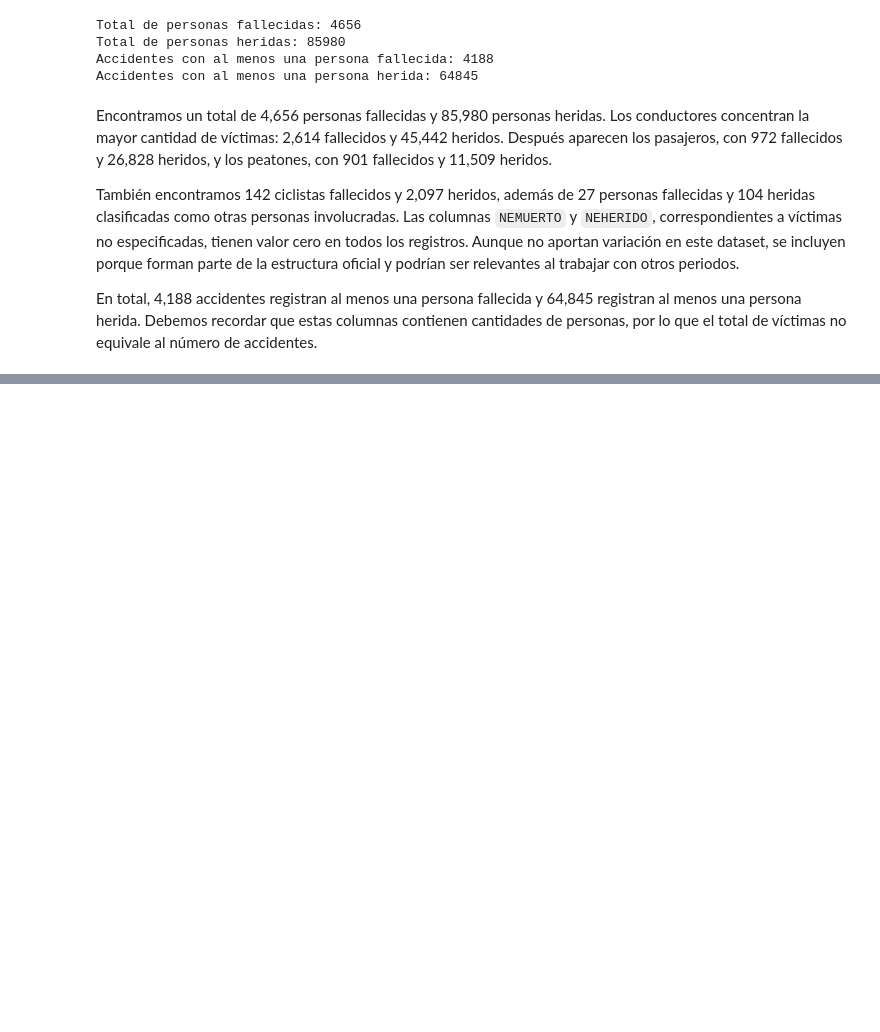
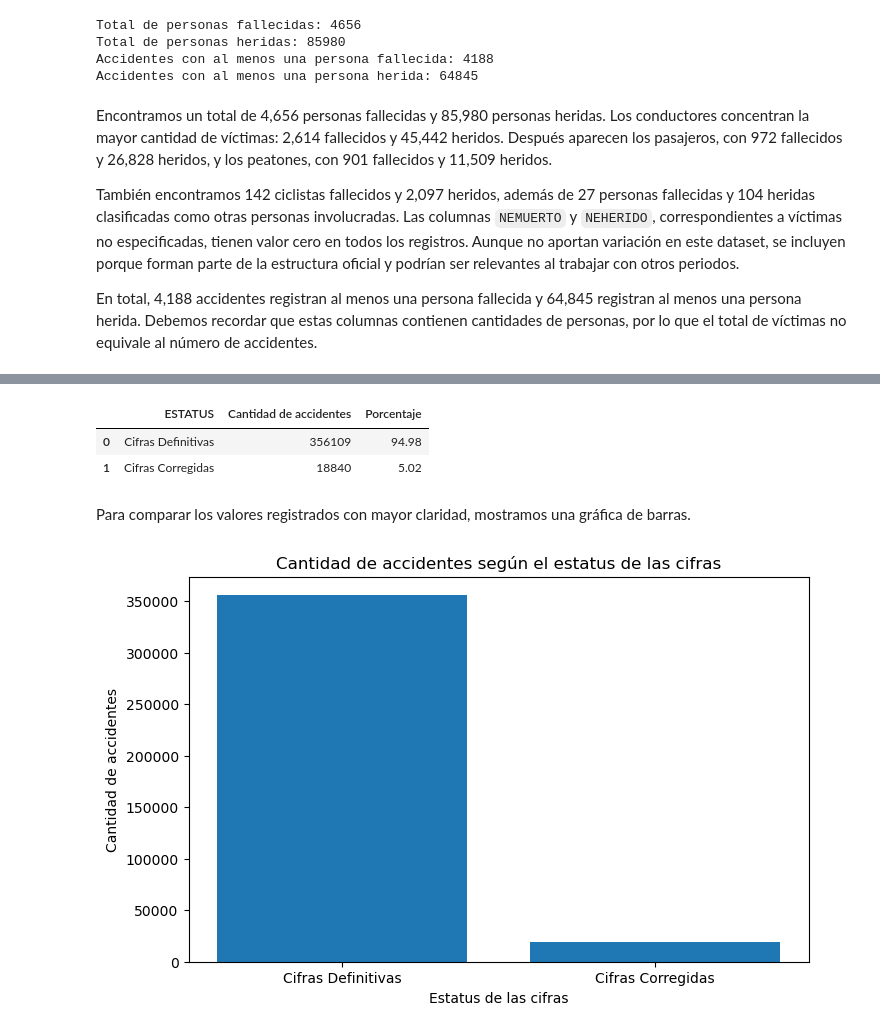
Before and after one commit to steve-quezada/Tareas_Almacenes-y-Mineria-de-Datos, a Jupyter notebook: ProyectoFinal/notebooks/analisis_exploratorio.ipynb, the cells around one changed output, grey strips where cells are left out. Cells and saved outputs as stored; diff of their text form; code cells hidden in the pictures; blank space fills up the shorter version.

```diff
--- a/ProyectoFinal/notebooks/analisis_exploratorio.ipynb
+++ b/ProyectoFinal/notebooks/analisis_exploratorio.ipynb
@@ -963,0 +1010,23 @@ En total, 4,188 accidentes registran al menos una persona fallecida y 64,845 reg
+# %%
+registros_por_estatus = dataset_accidentes["ESTATUS"].value_counts().reset_index()
+registros_por_estatus.columns = ["ESTATUS", "Cantidad de accidentes"]
+registros_por_estatus["Porcentaje"] = (
+    registros_por_estatus["Cantidad de accidentes"] / len(dataset_accidentes) * 100
+).round(2)
+
+registros_por_estatus
+# %% [output]
+|  | ESTATUS | Cantidad de accidentes | Porcentaje |
+| 0 | Cifras Definitivas | 356109 | 94.98 |
+| 1 | Cifras Corregidas | 18840 | 5.02 |
+# %% [markdown]
+Para comparar los valores registrados con mayor claridad, mostramos una gráfica de barras.
+# %%
+plt.figure(figsize=(8, 5))
+plt.bar(registros_por_estatus["ESTATUS"], registros_por_estatus["Cantidad de accidentes"])
+plt.title("Cantidad de accidentes según el estatus de las cifras")
+plt.xlabel("Estatus de las cifras")
+plt.ylabel("Cantidad de accidentes")
+plt.show()
+# %% [output]
+[figure, added]
```
Also changed, not shown: parts of 22 cells of this notebook.
